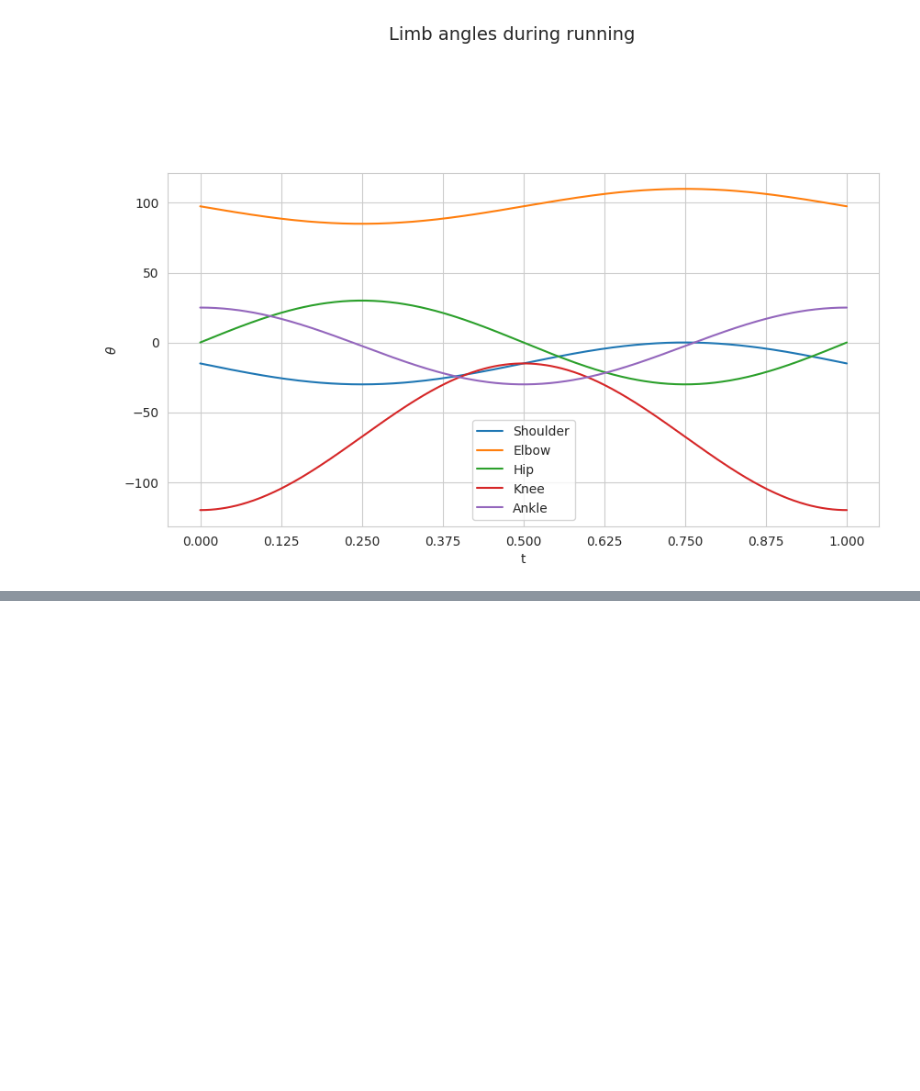
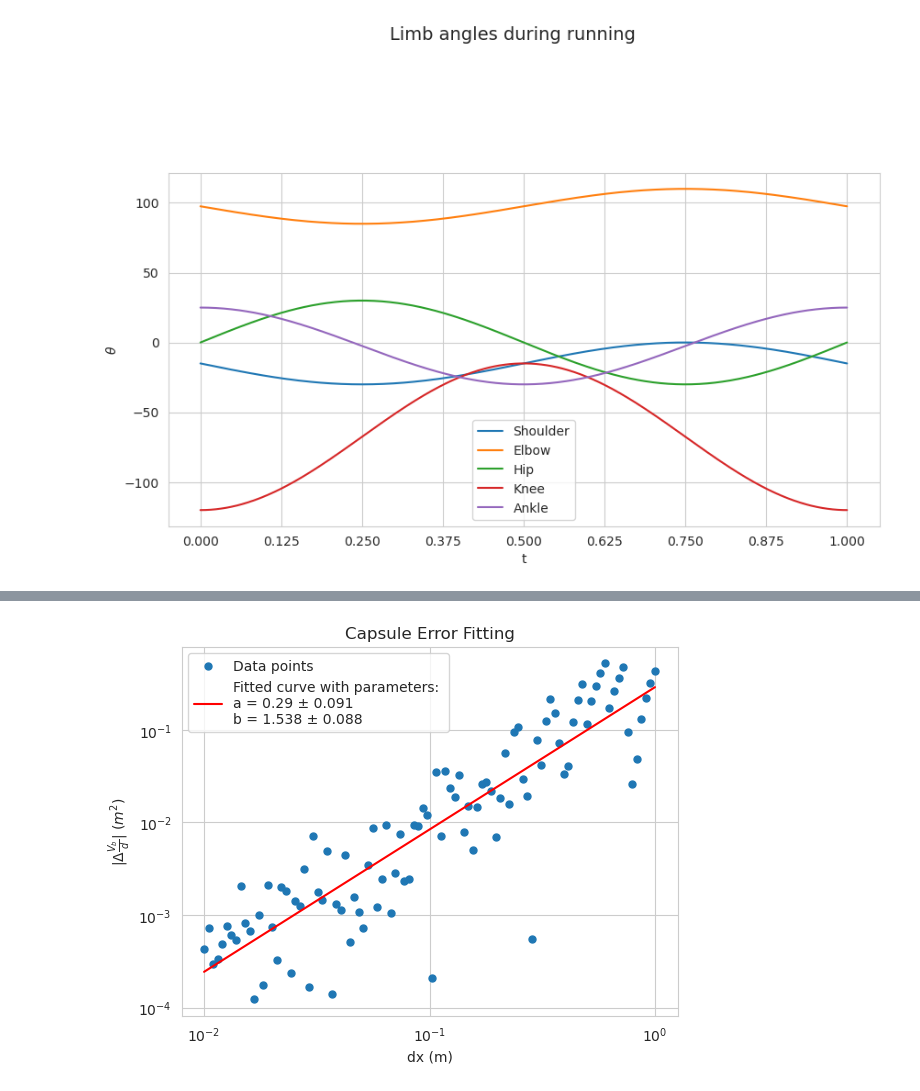
Before and after one commit to Cr3sp1/Rain, a Jupyter notebook: Visualization/Tesi.ipynb, the cells around one changed output, grey strips where cells are left out. Drawn from its saved outputs; the diff is of its cells as text; code cells hidden in the pictures; blank space fills up the shorter version.

```diff
--- a/Visualization/Tesi.ipynb
+++ b/Visualization/Tesi.ipynb
@@ -452,0 +238,70 @@ plt.show()
+# %%
+def anal_c(v, bodyvel, l1, l2, rad):
+    # Vector subtraction to get the axis
+    axis = np.array(l1) - np.array(l2)
+
+    # Adjusting the axis based on v
+    axis -= np.dot(v, axis) * np.array(v) / np.dot(v, v)
+
+    # Calculating the norm of the axis
+    L = np.linalg.norm(axis)
+
+    # Computing the surface
+    surface = np.pi * rad ** 2 + L * 2 * rad
+
+    # Returning the final result
+    return np.linalg.norm(v) * surface / bodyvel
+
+def max_c( l1, l2, rad):
+    # Vector subtraction to get the axis
+    axis = np.array(l1) - np.array(l2)
+
+    # Adjusting the axis based on v
+    axis -= np.dot([1,0,0], axis) * np.array([1,0,0])
+
+    # Calculating the norm of the axis
+    L = np.linalg.norm(axis)
+
+    # Returning the final result
+    return np.pi * rad ** 2 + L * 2 * rad
+
+r = 0.3
+l1 = np.array( [0.35, 0.35, 0.35])
+l2 = np.array( [0.75, 0.75, 0.75])
+
+
+# Read the data from the file
+df = pd.read_csv('../data/Capsule/ErrorC.dat', sep=' ', header=None, names=['dx', 'num'], index_col=False)
+
+# Transform the data
+df['error'] = np.abs(df['num'] - anal_c(v, bodyvel, l1, l2, r))
+df['log_dx'] = np.log( df['dx'])
+df['log_error'] = np.log( df['error'])
+
+# Function to model (log-log power law)
+def power_law(x, a, b):
+    return np.log(a * np.power(np.exp(x), b))
+
+# Fit the data to the power-law model
+params, covariance = curve_fit(power_law, df['log_dx'], df['log_error'])
+
+# Generate fitted values
+fitted_error = np.exp(power_law(df['log_dx'], *params))
+
+# Plotting the data
+plt.scatter(df['dx'], df['error'], label='Data points', s=25)
+plt.xlabel('dx (m)')
+plt.ylabel(r'$|\Delta \frac{V_b}{d}|$ $(m^2)$')
+
+# Plot the fitted curve
+plt.plot(df['dx'], fitted_error, color='red', label=f"Fitted curve with parameters: \na = {round(params[0],3)} ± {round(standard_errors[0], 3)}\nb = {round(params[1], 3)} ± {round(standard_errors[1], 3)}")
+
+# Settings
+plt.xscale('log')
+plt.yscale('log')
+plt.title('Capsule Error Fitting')
+plt.grid(True)
+plt.legend()
+plt.show()
+# %% [output]
+[figure, added]
```
Also changed, not shown: parts of 14 cells of this notebook, 17 other files.
